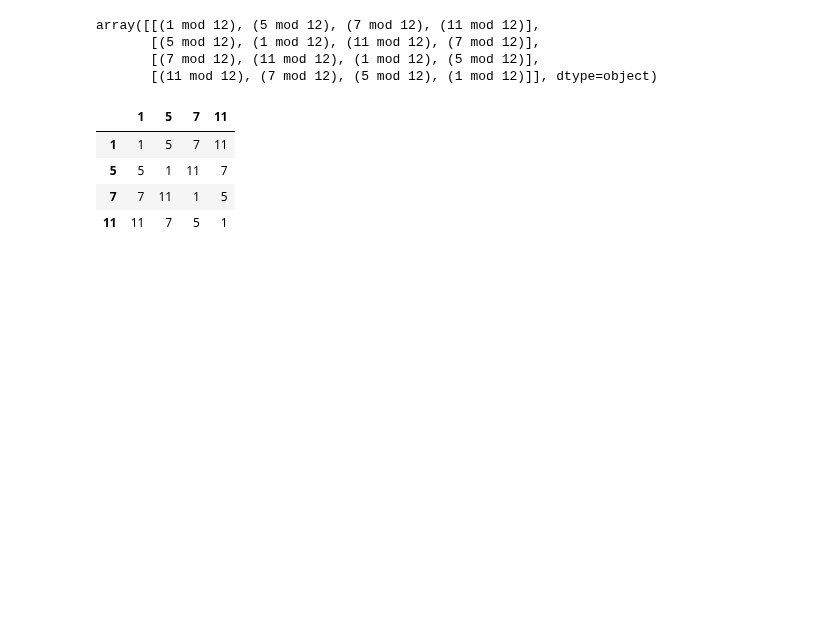
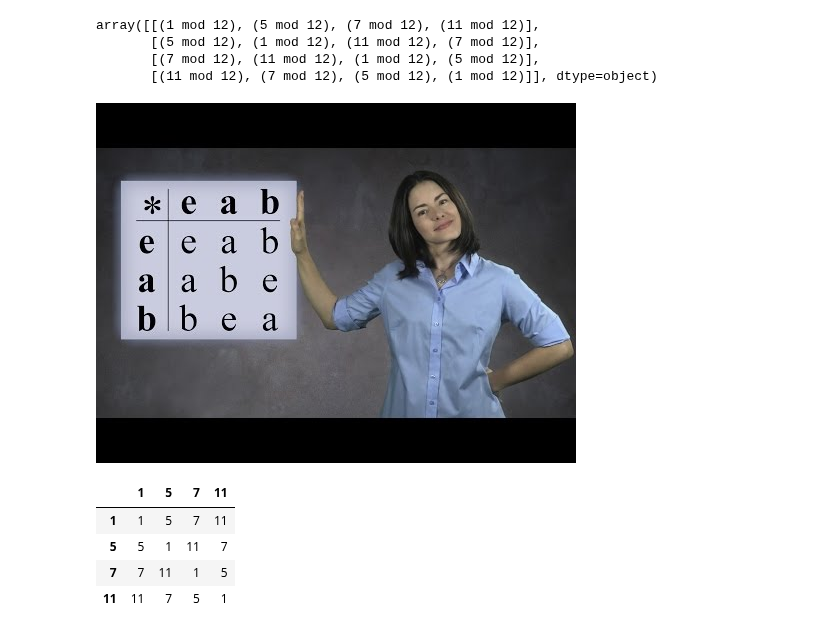
Before and after one commit to 4dsolutions/elite_school, a Jupyter notebook: ADS_sandbox_2.ipynb, the cells around one changed output. Cells and saved outputs as stored; diff of their text form; code cells hidden in the pictures; blank space fills up the shorter version.

```diff
--- a/ADS_sandbox_2.ipynb
+++ b/ADS_sandbox_2.ipynb
@@ -157,6 +158,10 @@ array([[(1 mod 12), (5 mod 12), (7 mod 12), (11 mod 12)],
        [(5 mod 12), (1 mod 12), (11 mod 12), (7 mod 12)],
        [(7 mod 12), (11 mod 12), (1 mod 12), (5 mod 12)],
        [(11 mod 12), (7 mod 12), (5 mod 12), (1 mod 12)]], dtype=object)
+# %%
+YouTubeVideo("BwHspSCXFNM")
+# %% [output]
+[figure, added]
 # %%
 def make_cayley(n):
     num_table = make_table(n)
```
Also changed, not shown: parts of 3 cells of this notebook, 9 other files.
